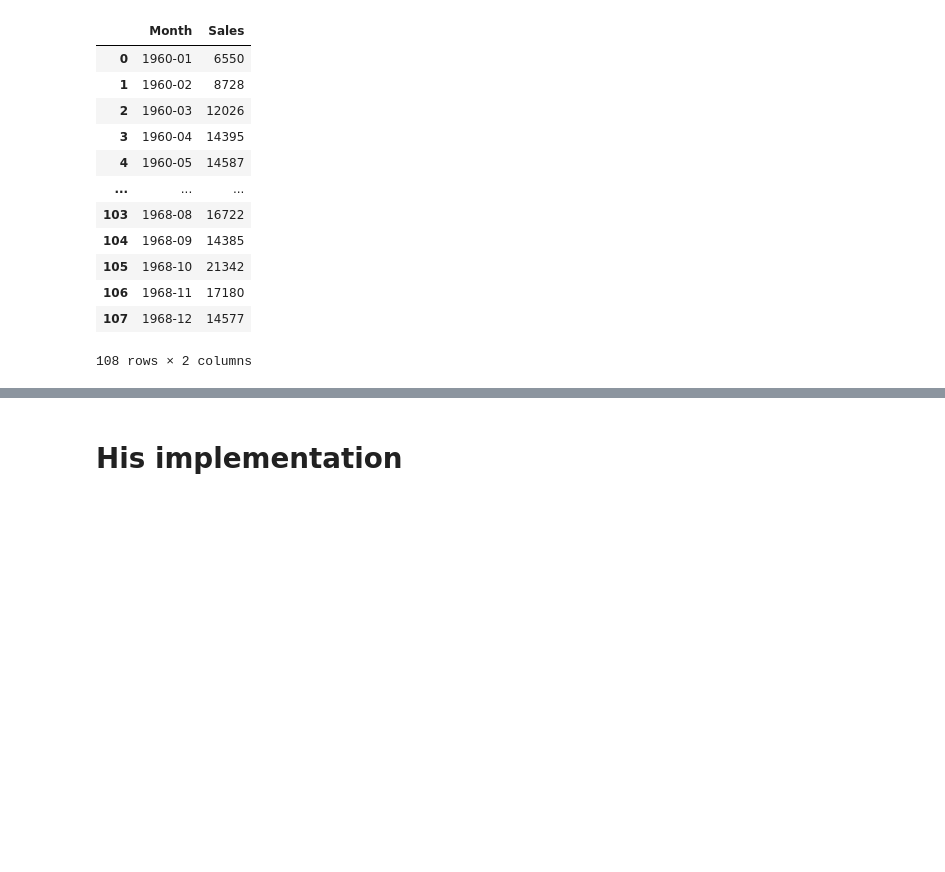
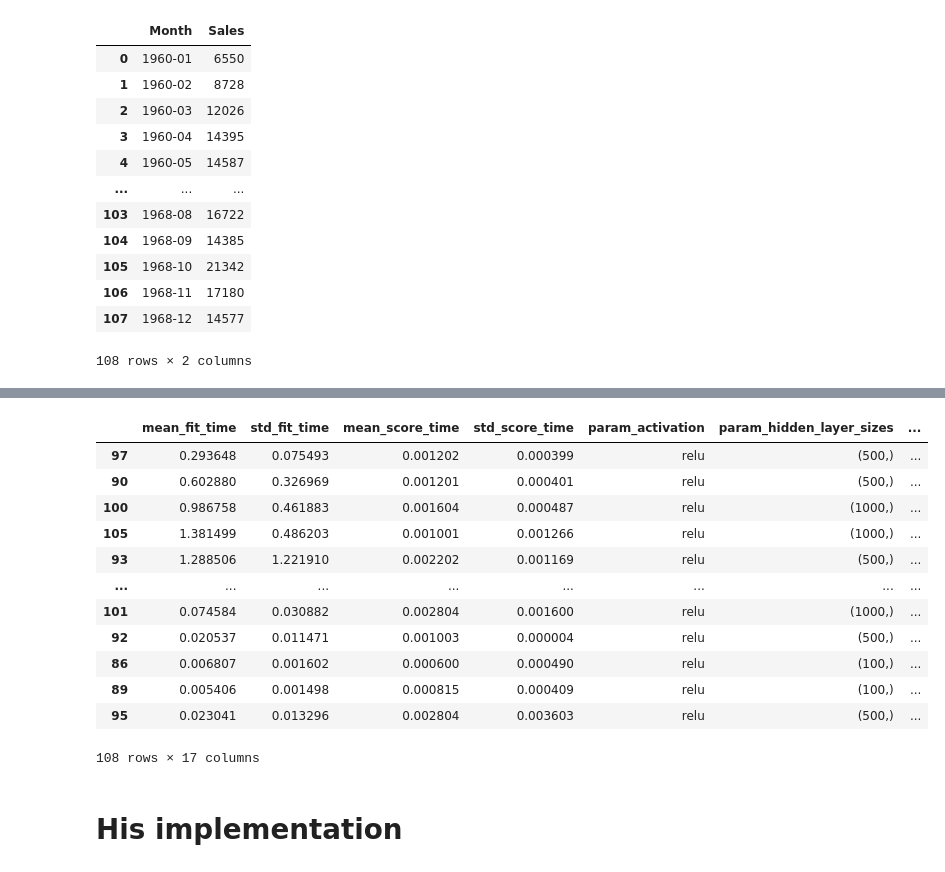
Before and after one commit to tristanmckechnie/tristan_meng_data_science, a Jupyter notebook: Validate_against_Jason_Brownlee.ipynb, the cells around one changed output, grey strips where cells are left out. Cells and saved outputs as stored; diff of their text form; code cells hidden in the pictures; blank space fills up the shorter version.

```diff
--- a/Validate_against_Jason_Brownlee.ipynb
+++ b/Validate_against_Jason_Brownlee.ipynb
@@ -121,3 +155,19 @@ Canvas(toolbar=Toolbar(toolitems=[('Home', 'Reset original view', 'home', 'home'
+# %%
+normal.nn_grid_params.sort_values(by = 'rank_test_score')
+# %% [output]
+|  | mean_fit_time | std_fit_time | mean_score_time | std_score_time | param_activation | param_hidden_layer_sizes | ... |
+| 97 | 0.293648 | 0.075493 | 0.001202 | 0.000399 | relu | (500,) | ... |
+| 90 | 0.602880 | 0.326969 | 0.001201 | 0.000401 | relu | (500,) | ... |
+| 100 | 0.986758 | 0.461883 | 0.001604 | 0.000487 | relu | (1000,) | ... |
+| 105 | 1.381499 | 0.486203 | 0.001001 | 0.001266 | relu | (1000,) | ... |
+| 93 | 1.288506 | 1.221910 | 0.002202 | 0.001169 | relu | (500,) | ... |
+| ... | ... | ... | ... | ... | ... | ... | ... |
+| 101 | 0.074584 | 0.030882 | 0.002804 | 0.001600 | relu | (1000,) | ... |
+| 92 | 0.020537 | 0.011471 | 0.001003 | 0.000004 | relu | (500,) | ... |
+| 86 | 0.006807 | 0.001602 | 0.000600 | 0.000490 | relu | (100,) | ... |
+| 89 | 0.005406 | 0.001498 | 0.000815 | 0.000409 | relu | (100,) | ... |
+| 95 | 0.023041 | 0.013296 | 0.002804 | 0.003603 | relu | (500,) | ... |
+108 rows × 17 columns
 # %% [markdown]
 # His implementation
 # %%
```
Also changed, not shown: parts of 8 cells of this notebook, 1 other file.
